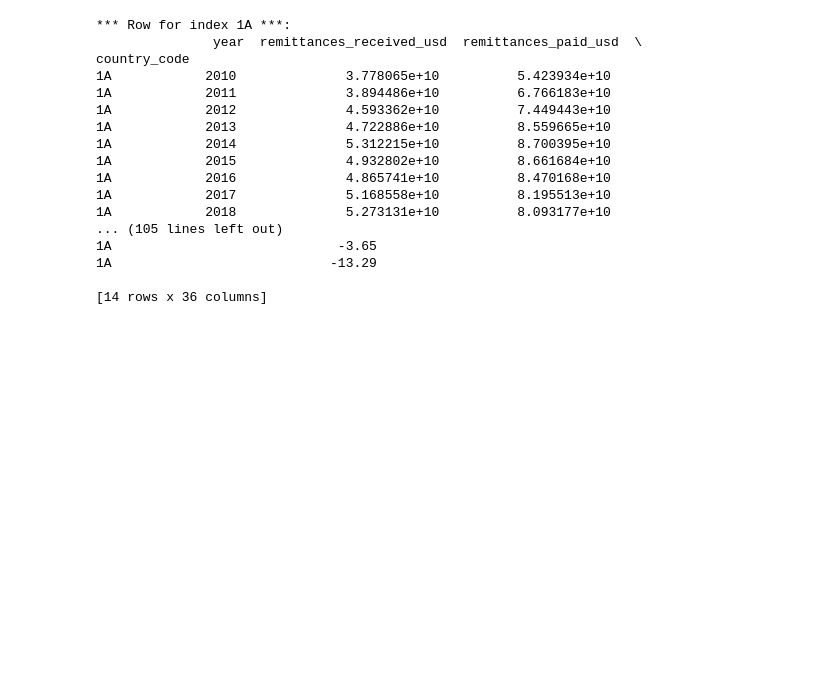
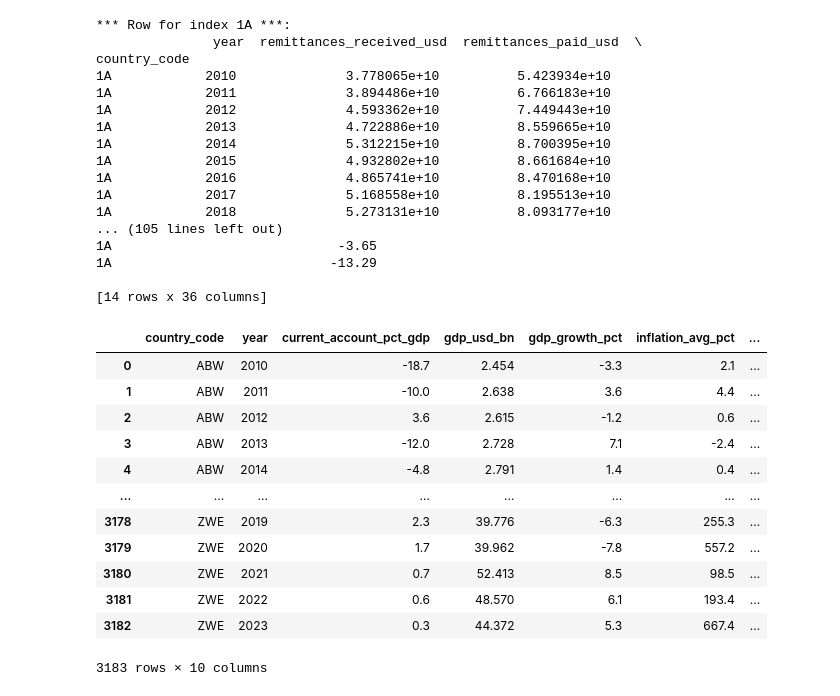
Before and after one commit to elmago07/AI-ML-Learnings, a Jupyter notebook: pandas_learnings.ipynb, the cells around one changed output. Drawn from its saved outputs; the diff is of its cells as text; code cells hidden in the pictures; blank space fills up the shorter version.

```diff
--- a/pandas_learnings.ipynb
+++ b/pandas_learnings.ipynb
@@ -335,3 +335,22 @@ country_code
 1A                            -13.29
 
 [14 rows x 36 columns]
+# %%
+###DataSeT Exploration####
+import pandas as pd
+df = pd.read_csv('imf_indicators.csv')
+df
+# %% [output]
+|  | country_code | year | current_account_pct_gdp | gdp_usd_bn | gdp_growth_pct | inflation_avg_pct | ... |
+| 0 | ABW | 2010 | -18.7 | 2.454 | -3.3 | 2.1 | ... |
+| 1 | ABW | 2011 | -10.0 | 2.638 | 3.6 | 4.4 | ... |
+| 2 | ABW | 2012 | 3.6 | 2.615 | -1.2 | 0.6 | ... |
+| 3 | ABW | 2013 | -12.0 | 2.728 | 7.1 | -2.4 | ... |
+| 4 | ABW | 2014 | -4.8 | 2.791 | 1.4 | 0.4 | ... |
+| ... | ... | ... | ... | ... | ... | ... | ... |
+| 3178 | ZWE | 2019 | 2.3 | 39.776 | -6.3 | 255.3 | ... |
+| 3179 | ZWE | 2020 | 1.7 | 39.962 | -7.8 | 557.2 | ... |
+| 3180 | ZWE | 2021 | 0.7 | 52.413 | 8.5 | 98.5 | ... |
+| 3181 | ZWE | 2022 | 0.6 | 48.570 | 6.1 | 193.4 | ... |
+| 3182 | ZWE | 2023 | 0.3 | 44.372 | 5.3 | 667.4 | ... |
+3183 rows × 10 columns
```
Also changed, not shown: parts of 4 cells of this notebook.
